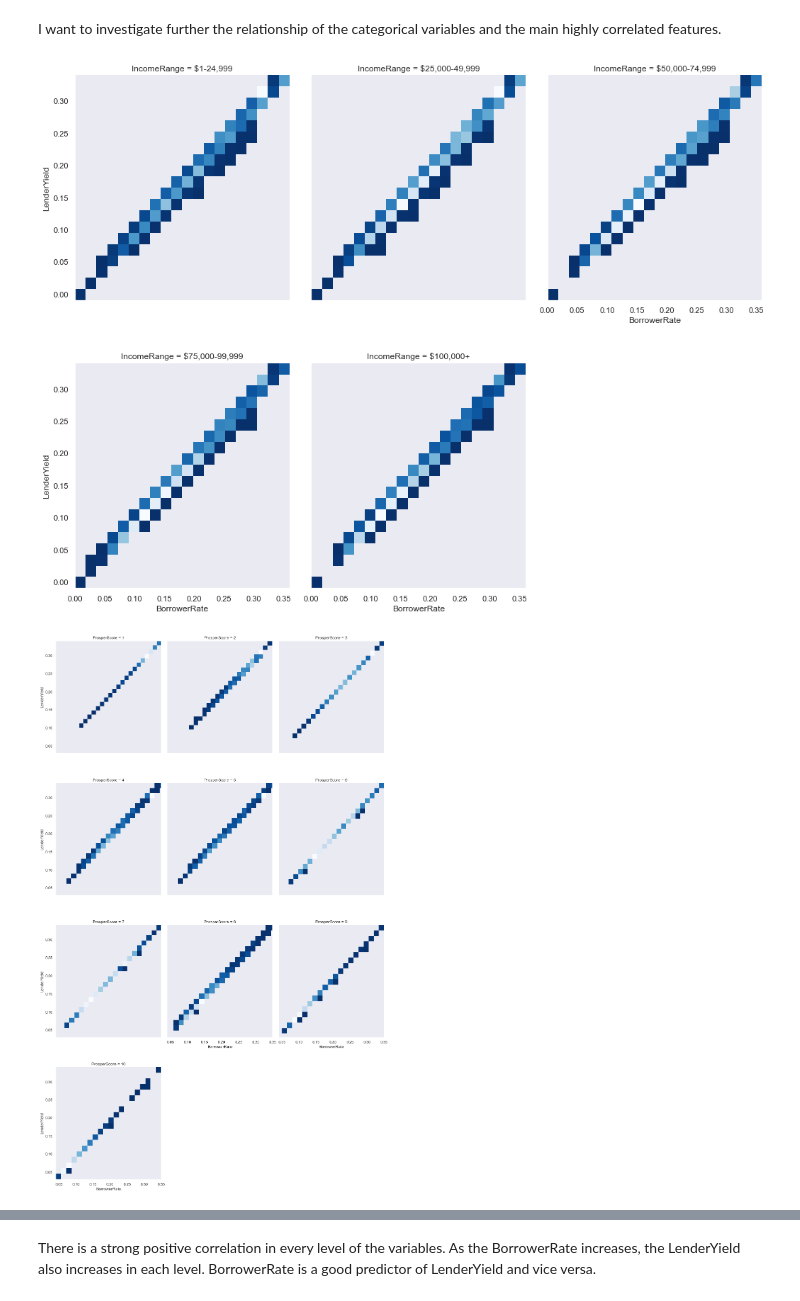
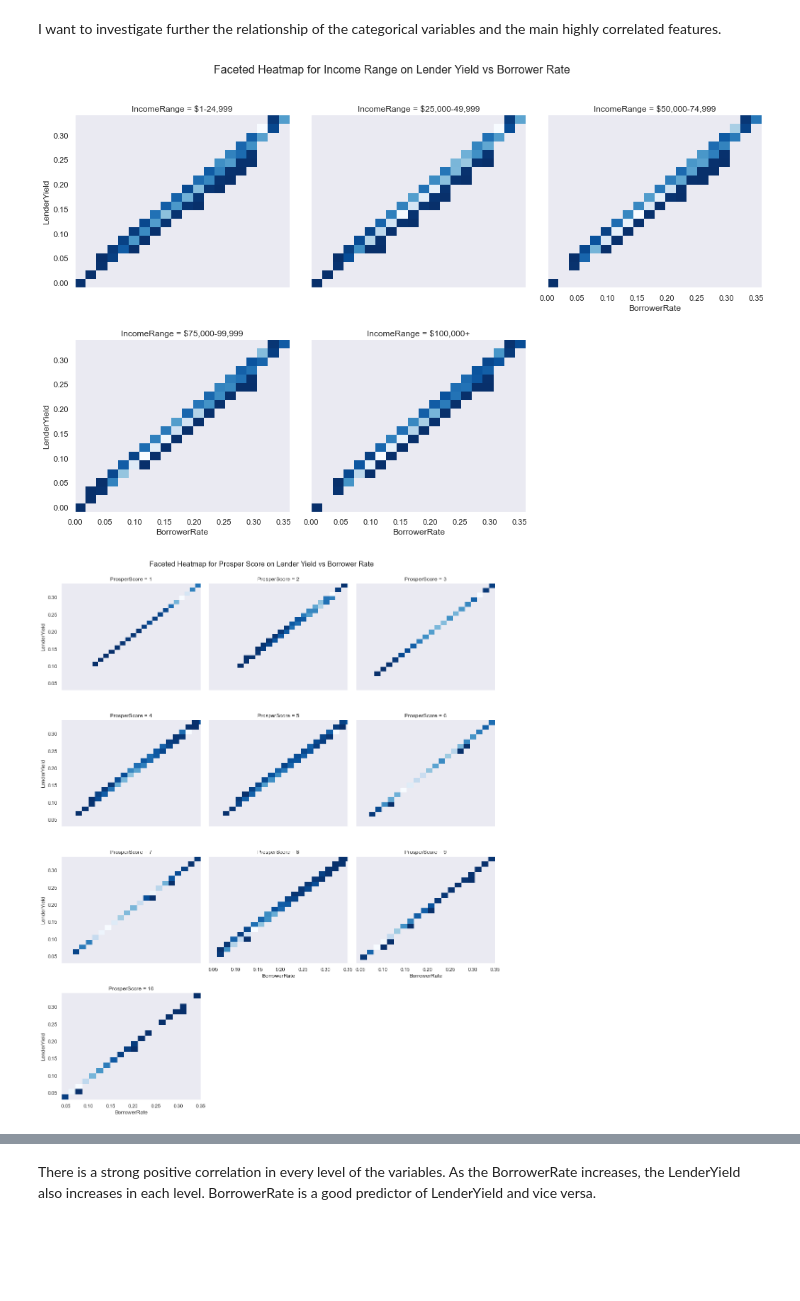
Before and after one commit to flaviankyande/communicate-data-findings, a Jupyter notebook: Part_I_exploration_template.ipynb, the cells around one changed output, grey strips where cells are left out. Saved outputs shown, nothing was run; the diff lists cells and outputs as text; code cells hidden in the pictures; blank space fills up the shorter version.

```diff
--- a/Part_I_exploration_template.ipynb
+++ b/Part_I_exploration_template.ipynb
@@ -283,21 +290,25 @@ def disgrid(x, y, **kwargs):
 # %%
 # faceted heatmap for IncomeRange
 p = sns.FacetGrid(data = df, col = 'IncomeRange', col_wrap = 3, height = 3)
+p.fig.subplots_adjust(top=0.9)
+p.fig.suptitle('Faceted Heatmap for Income Range on Lender Yield vs Borrower Rate', fontsize=16)
 p.map(disgrid, 'BorrowerRate', 'LenderYield', color='Blues_r')
 p.set_xlabels('BorrowerRate')
 p.set_ylabels('LenderYield')
-plt.gcf().set_size_inches(15, 12)
+plt.gcf().set_size_inches(15, 10)
 # %% [output]
-[figure, old version]
+[figure, new version]
 # %%
 # faceted heatmap for ProsperScore
 p = sns.FacetGrid(data = df, col = 'ProsperScore', col_wrap = 3, height = 3)
+p.fig.subplots_adjust(top=0.9)
+p.fig.suptitle('Faceted Heatmap for Prosper Score on Lender Yield vs Borrower Rate', fontsize=16)
 p.map(disgrid, 'BorrowerRate', 'LenderYield', color='Blues_r')
 p.set_xlabels('BorrowerRate')
 p.set_ylabels('LenderYield')
-plt.gcf().set_size_inches(15, 24)
+plt.gcf().set_size_inches(15, 18)
 # %% [output]
-[figure, old version]
+[figure, new version]
 # %%
 # faceted heatmap for LoanStatus
 p = sns.FacetGrid(data = df, col = 'LoanStatus', col_wrap = 3, height = 3)
```
Also changed, not shown: parts of 16 cells of this notebook, 4 other files.
